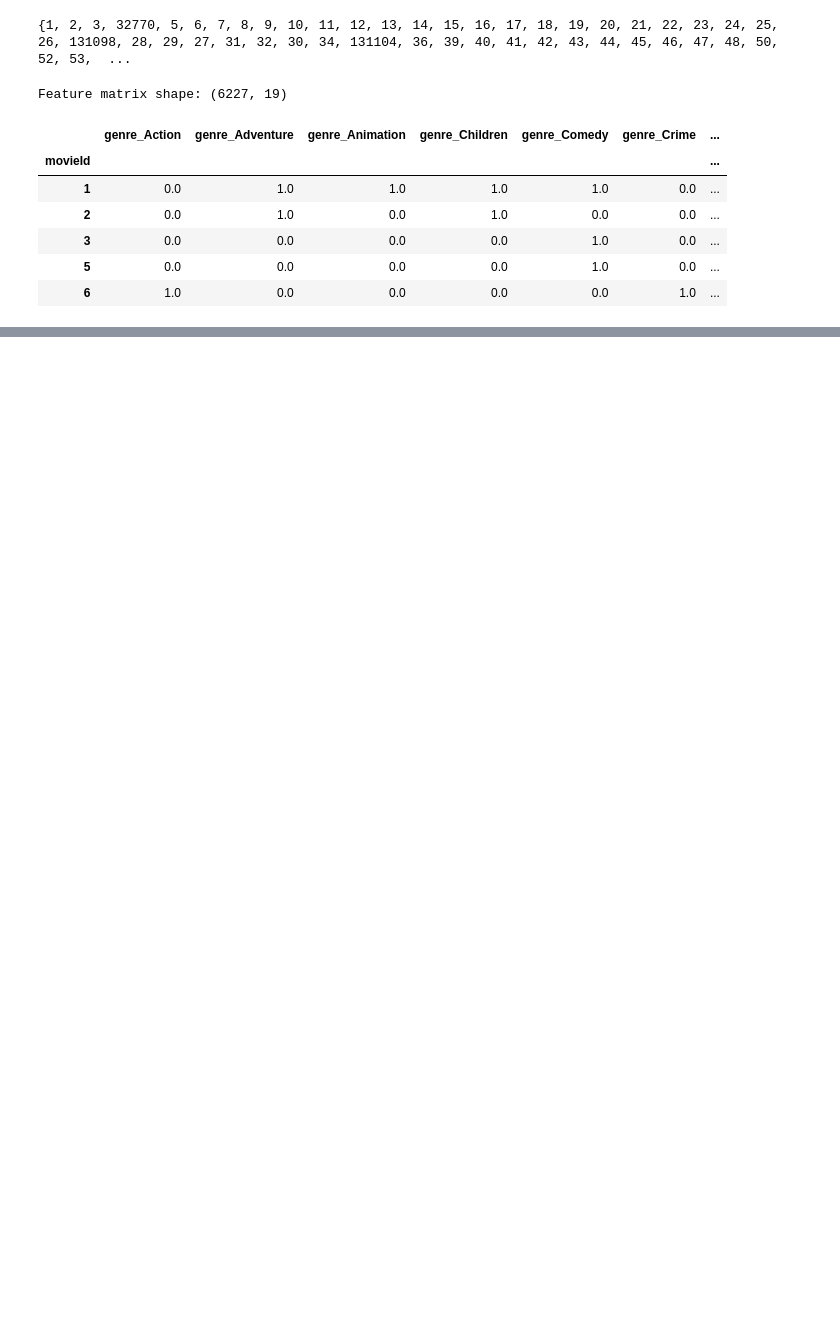
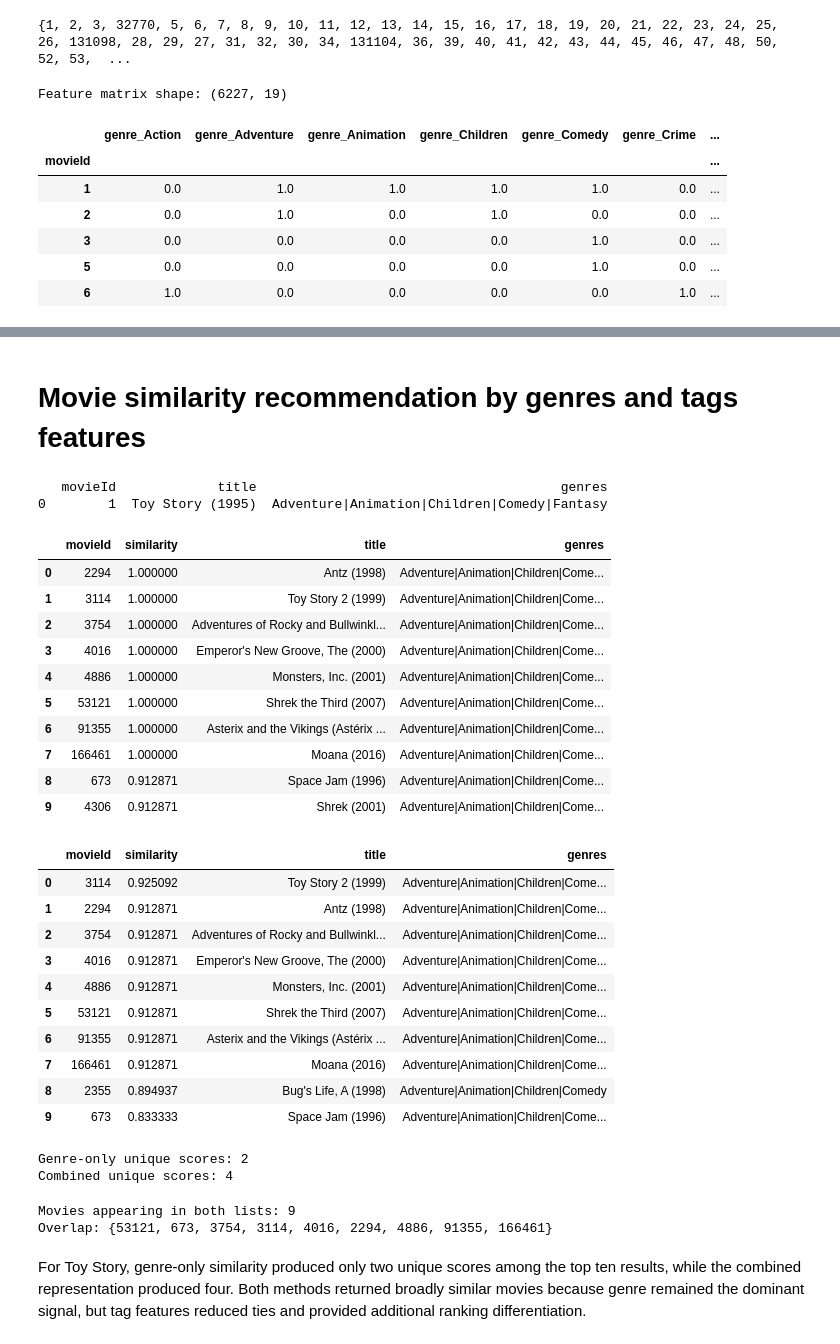
Before and after one commit to shosakaue0808/Movie_Recommendation_System, a Jupyter notebook: notebooks/baseline.ipynb, the cells around one changed output, grey strips where cells are left out. Saved outputs shown, nothing was run; the diff lists cells and outputs as text; code cells hidden in the pictures; blank space fills up the shorter version.

```diff
--- a/notebooks/baseline.ipynb
+++ b/notebooks/baseline.ipynb
@@ -135,0 +176,2 @@ print(
+# %% [markdown]
+# Movie similarity recommendation by genres and tags features
@@ -135,0 +219,71 @@ print(
+# %%
+print(movies.loc[movies['movieId']==1])
+# %% [output]
+   movieId             title                                       genres
+0        1  Toy Story (1995)  Adventure|Animation|Children|Comedy|Fantasy
+# %%
+genre_similar = find_similar_movies(
+    movie_id=1,
+    item_features=genre_features,
+    movies=movies,
+    k=10,
+)
+
+combined_similar = find_similar_movies(
+    movie_id=1,
+    item_features=combined_features,
+    movies=movies,
+    k=10,
+)
+
+display(genre_similar)
+display(combined_similar)
+# %% [output]
+|  | movieId | similarity | title | genres |
+| 0 | 2294 | 1.000000 | Antz (1998) | Adventure|Animation|Children|Come... |
+| 1 | 3114 | 1.000000 | Toy Story 2 (1999) | Adventure|Animation|Children|Come... |
+| 2 | 3754 | 1.000000 | Adventures of Rocky and Bullwinkl... | Adventure|Animation|Children|Come... |
+| 3 | 4016 | 1.000000 | Emperor's New Groove, The (2000) | Adventure|Animation|Children|Come... |
+| 4 | 4886 | 1.000000 | Monsters, Inc. (2001) | Adventure|Animation|Children|Come... |
+| 5 | 53121 | 1.000000 | Shrek the Third (2007) | Adventure|Animation|Children|Come... |
+| 6 | 91355 | 1.000000 | Asterix and the Vikings (Astérix ... | Adventure|Animation|Children|Come... |
+| 7 | 166461 | 1.000000 | Moana (2016) | Adventure|Animation|Children|Come... |
+| 8 | 673 | 0.912871 | Space Jam (1996) | Adventure|Animation|Children|Come... |
+| 9 | 4306 | 0.912871 | Shrek (2001) | Adventure|Animation|Children|Come... |
+|  | movieId | similarity | title | genres |
+| 0 | 3114 | 0.925092 | Toy Story 2 (1999) | Adventure|Animation|Children|Come... |
+| 1 | 2294 | 0.912871 | Antz (1998) | Adventure|Animation|Children|Come... |
+| 2 | 3754 | 0.912871 | Adventures of Rocky and Bullwinkl... | Adventure|Animation|Children|Come... |
+| 3 | 4016 | 0.912871 | Emperor's New Groove, The (2000) | Adventure|Animation|Children|Come... |
+| 4 | 4886 | 0.912871 | Monsters, Inc. (2001) | Adventure|Animation|Children|Come... |
+| 5 | 53121 | 0.912871 | Shrek the Third (2007) | Adventure|Animation|Children|Come... |
+| 6 | 91355 | 0.912871 | Asterix and the Vikings (Astérix ... | Adventure|Animation|Children|Come... |
+| 7 | 166461 | 0.912871 | Moana (2016) | Adventure|Animation|Children|Come... |
+| 8 | 2355 | 0.894937 | Bug's Life, A (1998) | Adventure|Animation|Children|Comedy |
+| 9 | 673 | 0.833333 | Space Jam (1996) | Adventure|Animation|Children|Come... |
+# %%
+print(
+    "Genre-only unique scores:",
+    genre_similar["similarity"].nunique(),
+)
+
+print(
+    "Combined unique scores:",
+    combined_similar["similarity"].nunique(),
+)
+# %% [output]
+Genre-only unique scores: 2
+Combined unique scores: 4
+# %%
+genre_ids = set(genre_similar["movieId"])
+combined_ids = set(combined_similar["movieId"])
+
+overlap = genre_ids & combined_ids
+
+print("Movies appearing in both lists:", len(overlap))
+print("Overlap:", overlap)
+# %% [output]
+Movies appearing in both lists: 9
+Overlap: {53121, 673, 3754, 3114, 4016, 2294, 4886, 91355, 166461}
+# %% [markdown]
+For Toy Story, genre-only similarity produced only two unique scores among the top ten results, while the combined representation produced four. Both methods returned broadly similar movies because genre remained the dominant signal, but tag features reduced ties and provided additional ranking differentiation.
```
Also changed, not shown: parts of 31 cells of this notebook, 6 other files.
